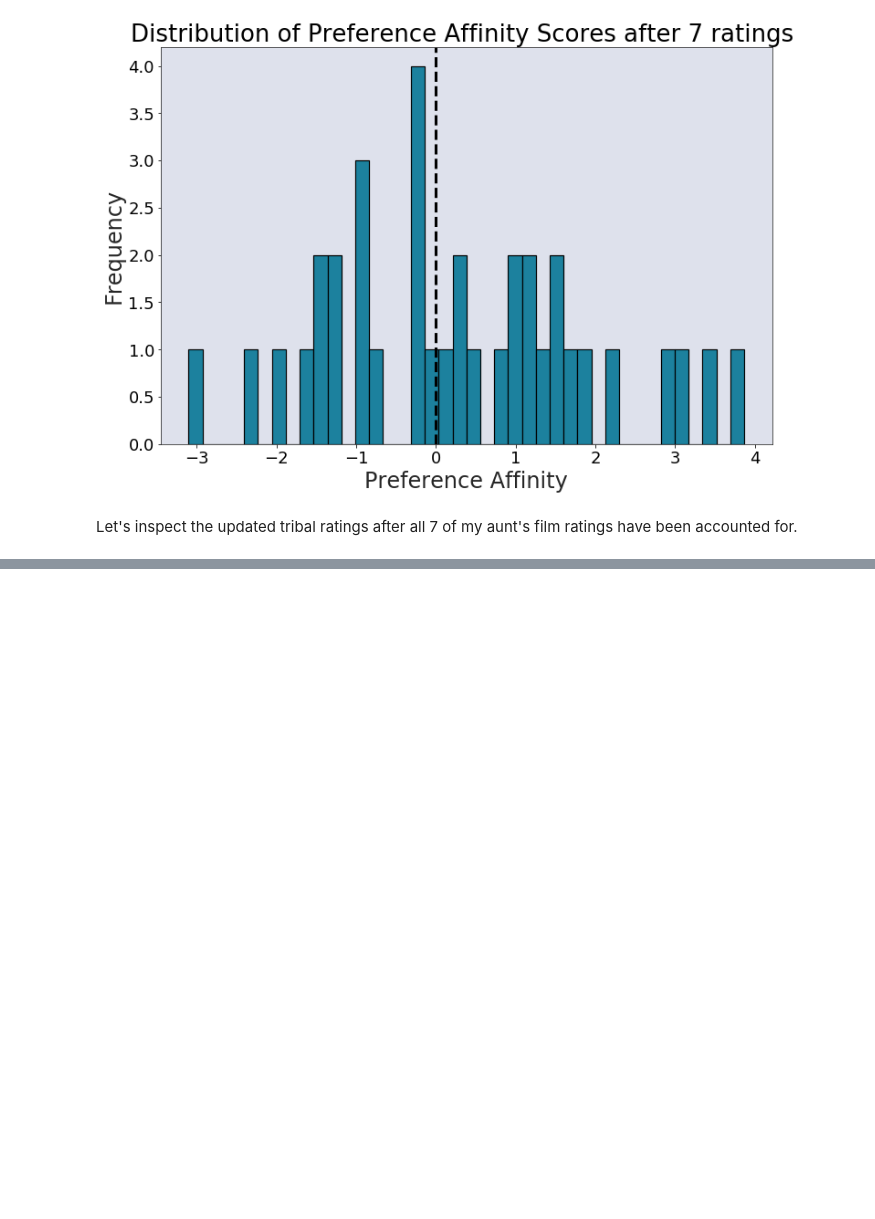
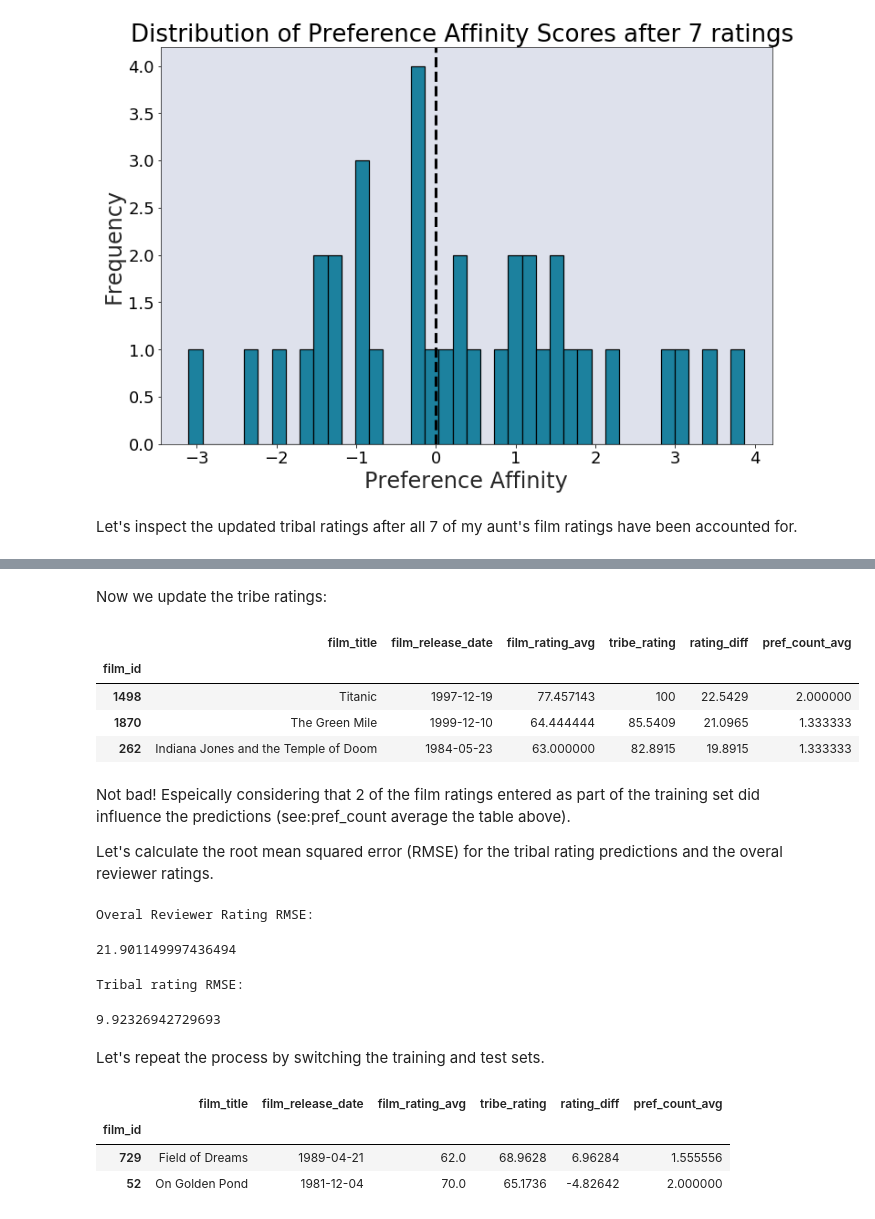
Before and after one commit to jmolds/widsom-of-the-tribe, a Jupyter notebook: notebooks/5-model-development--preference-affinity.ipynb, the cells around one changed output, grey strips where cells are left out. Saved outputs shown, nothing was run; the diff lists cells and outputs as text; code cells hidden in the pictures; blank space fills up the shorter version.

```diff
--- a/notebooks/5-model-development--preference-affinity.ipynb
+++ b/notebooks/5-model-development--preference-affinity.ipynb
@@ -545,0 +564,59 @@ update_df.loc[:,['film_title', 'film_release_date', 'film_rating_avg', 'tribe_ra
+# %% [markdown]
+Now we update the tribe ratings:
+# %%
+### get list of films to update--only ratings from authors with positive preference affinity values
+update_df = pd.read_sql_query('''
+                SELECT *, AVG(score_count) AS pref_count_avg
+                FROM review INNER JOIN author USING(author_id) INNER JOIN film USING(film_id)
+                WHERE pref_aff > 0
+                GROUP BY film_id''', conn)
+#set index to film_ids
+update_df.set_index('film_id', inplace=True, drop=False)
+#create tribe rating column
+update_df['tribe_rating'] = None
+### calc tribe ratings
+for x in update_df['film_id']:
+    ##get by film reviews for each tribe member
+    temp_df = \
+    pd.read_sql_query("""
+                      SELECT *
+                      FROM review INNER JOIN author USING(author_id) INNER JOIN film USING(film_id)
+                      WHERE film_id=? AND pref_aff > 0
+                      """, conn, params=[x])
+    ### normalize pref_aff weights to sum to number of tribe members
+    normer = len(temp_df)/sum(temp_df['pref_aff'])
+    temp_df['n_pref_aff']= normer * temp_df['pref_aff']
+    tribe_rating = sum(temp_df['rating'] * temp_df['n_pref_aff'])/sum(temp_df['n_pref_aff'])
+    update_df.loc[x, 'tribe_rating'] = tribe_rating
+# %%
+update_df['rating_diff'] = update_df['tribe_rating']-update_df['film_rating_avg']
+update_df2 = update_df.loc[:,['film_title', 'film_release_date', 'film_rating_avg', 'tribe_rating', 'rating_diff','pref_count_avg']].sort_values(by=['tribe_rating', 'rating_diff'], ascending=False)
+pred_films = ['Titanic', 'Indiana Jones and the Temple of Doom', 'The Green Mile']
+test_df = update_df2.loc[update_df2['film_title'].isin(pred_films)]
+test_df
+# %% [output]
+|  | film_title | film_release_date | film_rating_avg | tribe_rating | rating_diff | pref_count_avg |
+| film_id |  |  |  |  |  |  |
+| 1498 | Titanic | 1997-12-19 | 77.457143 | 100 | 22.5429 | 2.000000 |
+| 1870 | The Green Mile | 1999-12-10 | 64.444444 | 85.5409 | 21.0965 | 1.333333 |
+| 262 | Indiana Jones and the Temple of Doom | 1984-05-23 | 63.000000 | 82.8915 | 19.8915 | 1.333333 |
+# %% [markdown]
+Not bad! Espeically considering that 2 of the film ratings entered as part of the training set did influence the predictions (see:pref_count average the table above).
+
+Let's calculate the root mean squared error (RMSE) for the tribal rating predictions and the overal reviewer ratings.
+# %%
+def rmse(predictions, targets):
+    return np.sqrt(((predictions - targets) ** 2).mean())
+print("Overal Reviewer Rating RMSE:")
+rmse(test_df['film_rating_avg'],[85,90,90])
+# %% [output]
+Overal Reviewer Rating RMSE:
+21.901149997436494
+# %%
+print("Tribal Rating RMSE:")
+rmse(test_df['tribe_rating'],[85,90,90])
+# %% [output]
+Tribal rating RMSE:
+9.92326942729693
+# %% [markdown]
+Let's repeat the process by switching the training and test sets.
@@ -545,0 +659,11 @@ update_df.loc[:,['film_title', 'film_release_date', 'film_rating_avg', 'tribe_ra
+# %%
+update_df['rating_diff'] = update_df['tribe_rating']-update_df['film_rating_avg']
+update_df2 = update_df.loc[:,['film_title', 'film_release_date', 'film_rating_avg', 'tribe_rating', 'rating_diff','pref_count_avg']].sort_values(by=['tribe_rating', 'rating_diff'], ascending=False)
+pred_films = ['On Golden Pond', 'Sausage Party', 'Beaches','Field of Dreams']
+test_df = update_df2.loc[update_df2['film_title'].isin(pred_films)]
+test_df
+# %% [output]
+|  | film_title | film_release_date | film_rating_avg | tribe_rating | rating_diff | pref_count_avg |
+| film_id |  |  |  |  |  |  |
+| 729 | Field of Dreams | 1989-04-21 | 62.0 | 68.9628 | 6.96284 | 1.555556 |
+| 52 | On Golden Pond | 1981-12-04 | 70.0 | 65.1736 | -4.82642 | 2.000000 |
```
Also changed, not shown: parts of 17 cells of this notebook, 4 other files.
